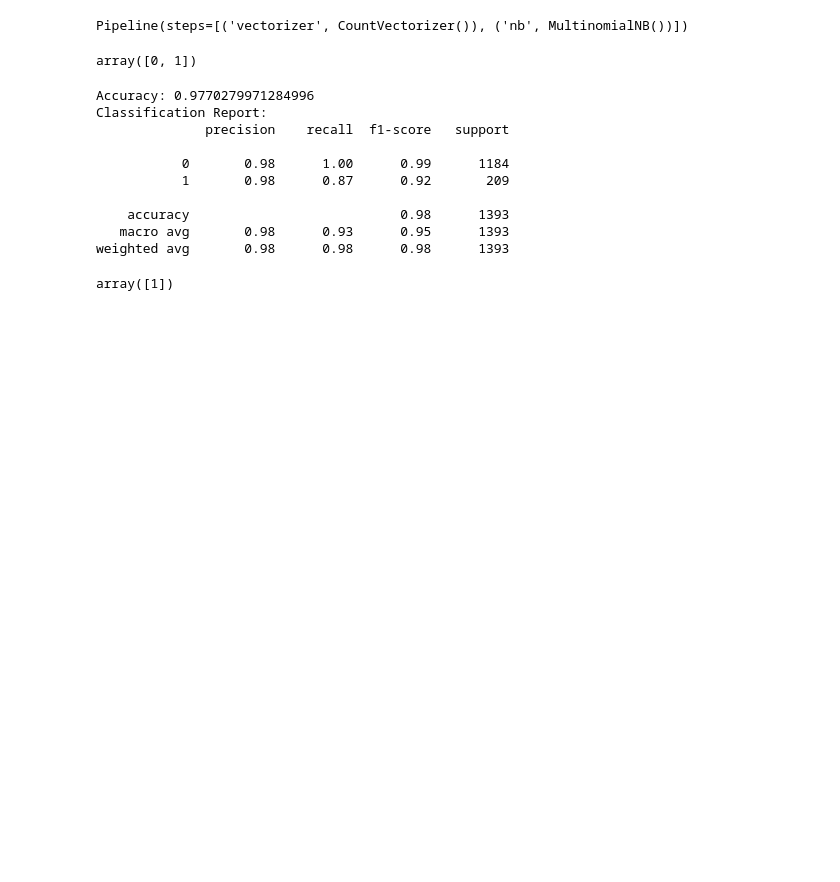
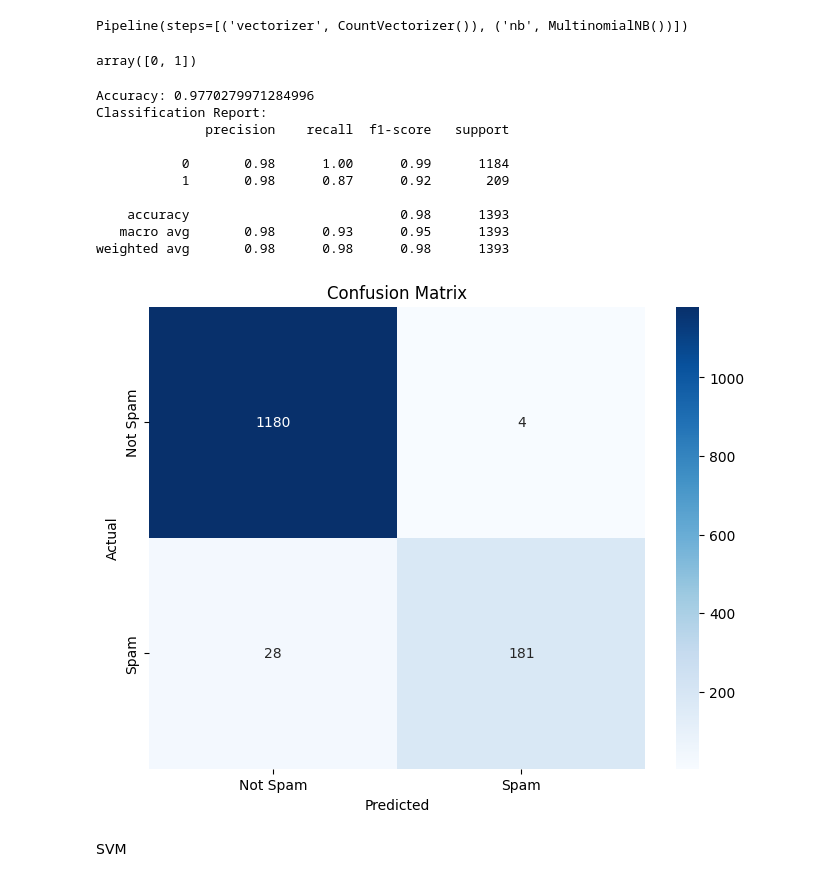
Before and after one commit to aliasgharmirhshai/email-spam-detection-system, a Jupyter notebook: notebook/main.ipynb, the cells around one changed output. Saved outputs shown, nothing was run; the diff lists cells and outputs as text; code cells hidden in the pictures; blank space fills up the shorter version.

```diff
--- a/notebook/main.ipynb
+++ b/notebook/main.ipynb
@@ -112,0 +118,24 @@ X_train,X_test,y_train,y_test=train_test_split(df.processed_text ,df.Spam ,test_
+# %%
+def model_evaluate(model):
+    # Predict on the test data
+    y_pred = model.predict(X_test)
+
+    # Calculate accuracy
+    accuracy = accuracy_score(y_test, y_pred)
+
+    # Print classification report
+    report = classification_report(y_test, y_pred)
+    print(f"Accuracy: {accuracy}")
+    print("Classification Report:")
+    print(report)
+
+    # Compute confusion matrix
+    cm = confusion_matrix(y_test, y_pred)
+
+    # Plot confusion matrix using seaborn heatmap
+    plt.figure(figsize=(8, 6))
+    sns.heatmap(cm, annot=True, fmt='d', cmap='Blues', xticklabels=["Not Spam", "Spam"], yticklabels=["Not Spam", "Spam"])
+    plt.title('Confusion Matrix')
+    plt.xlabel('Predicted')
+    plt.ylabel('Actual')
+    plt.show()
@@ -113,10 +144,10 @@ X_train,X_test,y_train,y_test=train_test_split(df.processed_text ,df.Spam ,test_
 # %%
-model = Pipeline([
+Naive_bayes_model = Pipeline([
     ('vectorizer',CountVectorizer()),
     ('nb',MultinomialNB())
 ])
 # %%
-model.fit(X_train,y_train)
+Naive_bayes_model.fit(X_train,y_train)
 # %% [output]
 Pipeline(steps=[('vectorizer', CountVectorizer()), ('nb', MultinomialNB())])
 # %%
@@ -129,24 +160,2 @@ model.predict(emails)
 # %% [output]
 array([0, 1])
-# %%
-
-y_pred = model.predict(X_test)
-
-# Evaluate the model
-accuracy = accuracy_score(y_test, y_pred)
-report = classification_report(y_test, y_pred)
-
-print(f"Accuracy: {accuracy}")
-print("Classification Report:")
-print(report)
-# %% [output]
-Accuracy: 0.9770279971284996
-Classification Report:
-              precision    recall  f1-score   support
-
-           0       0.98      1.00      0.99      1184
-           1       0.98      0.87      0.92       209
-
-    accuracy                           0.98      1393
-   macro avg       0.98      0.93      0.95      1393
-weighted avg       0.98      0.98      0.98      1393
@@ -159,9 +162,17 @@ with open("../models/spam_classifier_model.pkl", "wb") as model_file:
-# %%
-body = "Weekly Project Update"
-subject = "Please find the project updates attached."
-
-email_content = f"{subject} {body}"
-
-model.predict([email_content])
-# %% [output]
-array([1])
+# %%
+
+model_evaluate(Naive_bayes_model)
+# %% [output]
+Accuracy: 0.9770279971284996
+Classification Report:
+              precision    recall  f1-score   support
+
+           0       0.98      1.00      0.99      1184
+           1       0.98      0.87      0.92       209
+
+    accuracy                           0.98      1393
+   macro avg       0.98      0.93      0.95      1393
+weighted avg       0.98      0.98      0.98      1393
+[figure, added]
+# %% [markdown]
+SVM
```
Also changed, not shown: parts of 19 cells of this notebook, 9 other files.
